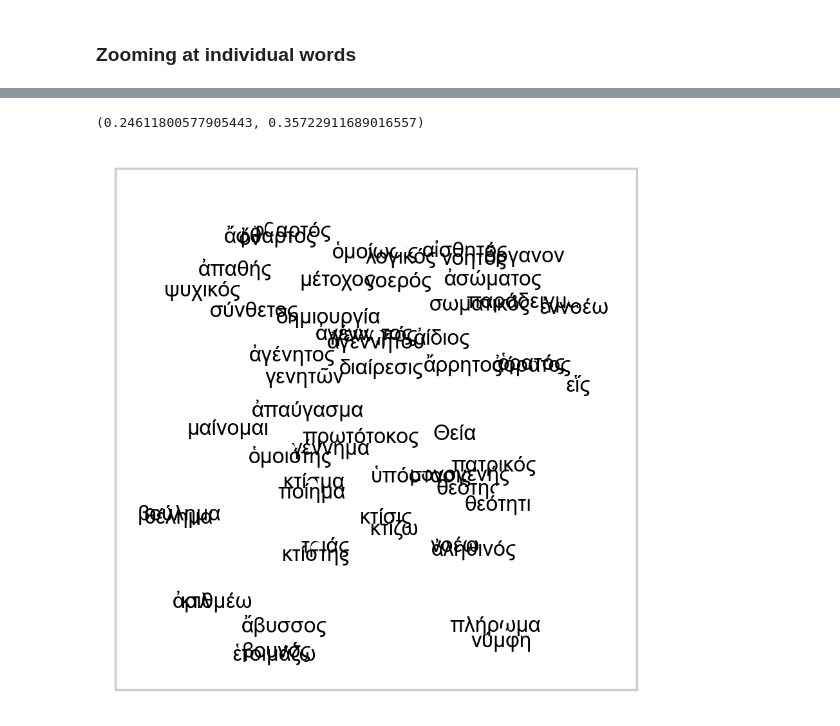
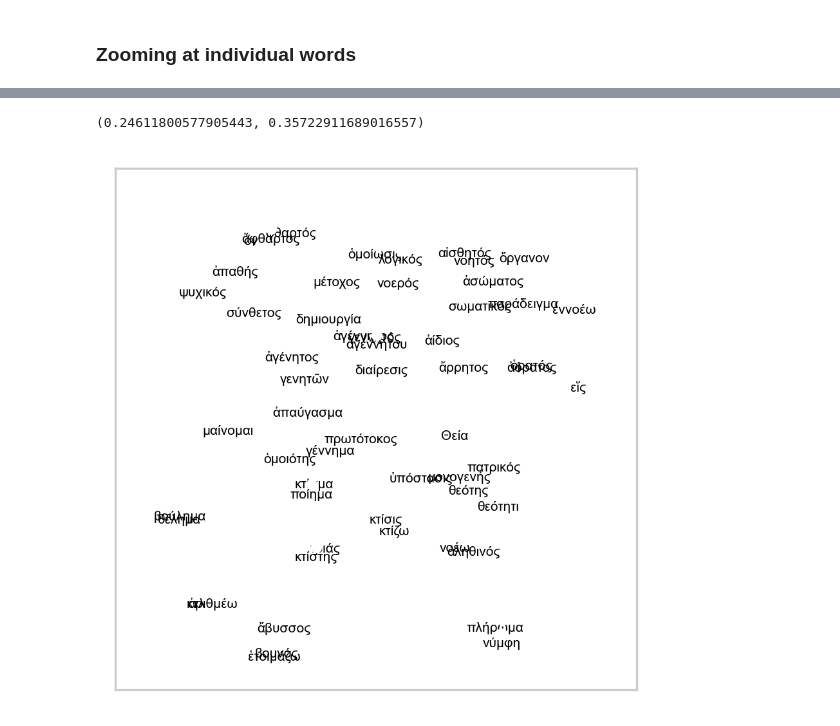
Before and after one commit to kasev/paul, a Jupyter notebook: scripts/4_embeddings-analysis.ipynb, the cells around one changed output, grey strips where cells are left out. Cells and saved outputs as stored; diff of their text form; code cells hidden in the pictures.

```diff
--- a/scripts/4_embeddings-analysis.ipynb
+++ b/scripts/4_embeddings-analysis.ipynb
@@ -214,7 +230,7 @@ fig, ax = plt.subplots(figsize=(3, 3), dpi=300, tight_layout=True)
 for x, y, word in zip(xs, ys, words):
     if (xy[0] + redge/2 > x > xy[0] - redge/2) and (xy[1] + redge/2 > y > xy[1] - redge/2):
         ax.scatter(x, y, s=10, color="white", zorder=1)# c=np.array([terms_by_col_dict[word]]))
-        ax.text(x, y-0.003, word, horizontalalignment='center', fontsize=8, color="black", zorder=1)
+        ax.text(x, y-0.003, word, horizontalalignment='center', fontsize=5, color="black", zorder=1)
 
 ax.axes.get_xaxis().set_visible(False)
 ax.axes.get_yaxis().set_visible(False)
@@ -269,7 +285,7 @@ fig, ax = plt.subplots(figsize=(3, 3), dpi=300, tight_layout=True)
 for x, y, word in zip(xs, ys, words):
     if (xy[0] + redge/2 > x > xy[0] - redge/2) and (xy[1] + redge/2 > y > xy[1] - redge/2):
         ax.scatter(x, y, s=10, color="white", zorder=1)# c=np.array([terms_by_col_dict[word]]))
-        ax.text(x, y-0.003, word, horizontalalignment='center', fontsize=8, color="black", zorder=1)
+        ax.text(x, y-0.003, word, horizontalalignment='center', fontsize=5, color="black", zorder=1)
 
 ax.axes.get_xaxis().set_visible(False)
 ax.axes.get_yaxis().set_visible(False)
@@ -281,26 +297,26 @@ ax.set_ylim(xy[1] - redge/1.80, xy[1] + redge/1.8)
 # %%
 rectangle_word = "πρωτότοκος"
 redge = 0.1
 
 for x, y, word in zip(xs, ys, words):
     if word == rectangle_word:
         #rect = patches.Rectangle((x - redge/2,y - redge/2), redge, redge, linewidth=1,edgecolor='r',facecolor='none')
         xy = [x,y]
 
 fig, ax = plt.subplots(figsize=(3, 3), dpi=300, tight_layout=True)
 
 for x, y, word in zip(xs, ys, words):
     if (xy[0] + redge/2 > x > xy[0] - redge/2) and (xy[1] + redge/2 > y > xy[1] - redge/2):
         ax.scatter(x, y, s=10, color="white", zorder=1)# c=np.array([terms_by_col_dict[word]]))
-        ax.text(x, y-0.003, word, horizontalalignment='center', fontsize=8, color="black", zorder=1)
+        ax.text(x, y-0.003, word, horizontalalignment='center', fontsize=5, color="black", zorder=1)
 
 ax.axes.get_xaxis().set_visible(False)
 ax.axes.get_yaxis().set_visible(False)
 ax.set_xlim(xy[0] - redge/1.80, xy[0] + redge/1.6)
 ax.set_ylim(xy[1] - redge/1.80, xy[1] + redge/1.8)
 # %% [output]
 (0.24611800577905443, 0.35722911689016557)
-[figure, old version]
+[figure, new version]
 # %%
 rectangle_word = "γωνία"
 redge = 0.1
```
Also changed, not shown: parts of 7 cells of this notebook.
